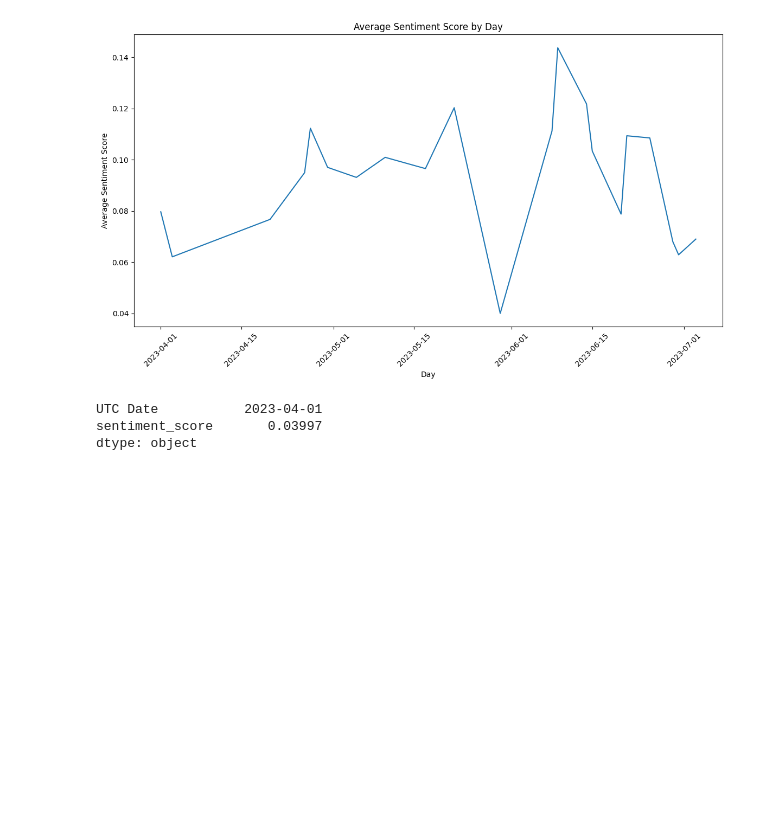
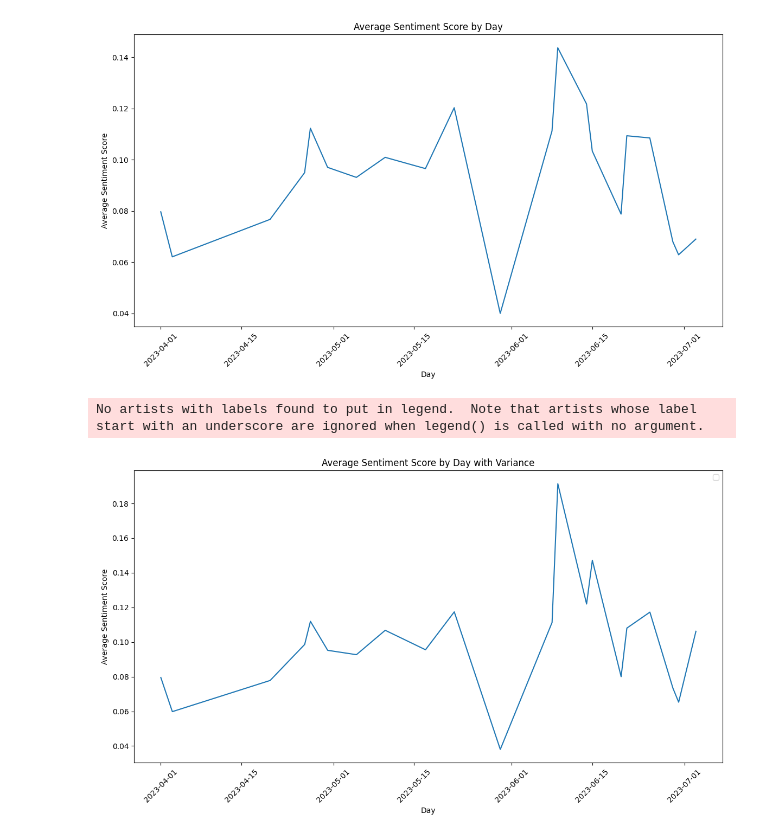
Before and after one commit to filippogiovagnini/sentimental-analysis-twitter-elon-tesla, a Jupyter notebook: featuring_engineering.ipynb, the cells around one changed output. Saved outputs shown, nothing was run; the diff lists cells and outputs as text; code cells hidden in the pictures; blank space fills up the shorter version.

```diff
--- a/featuring_engineering.ipynb
+++ b/featuring_engineering.ipynb
@@ -247,9 +241,30 @@ plt.xticks(rotation=45)
 plt.show()
 # %% [output]
 [figure]
-# %%
-print(daily_sentiment.min())
-# %% [output]
-UTC Date           2023-04-01
-sentiment_score       0.03997
-dtype: object
+# %%
+df['UTC Date'] = pd.to_datetime(df['UTC Date'])
+
+daily_sentiment_mean = df.groupby(df['UTC Date'].dt.date)['Polarity'].mean().reset_index()
+daily_sentiment_variance = df.groupby(df['UTC Date'].dt.date)['Polarity'].std().reset_index()
+
+plt.figure(figsize=(14, 7))
+sns.lineplot(data=daily_sentiment_mean, x='UTC Date', y='Polarity')
+
+dates = daily_sentiment_mean['UTC Date']
+daily_means = daily_sentiment_mean['Polarity']
+daily_variance = daily_sentiment_variance['Polarity']
+# Fill the area between mean ± variance
+'''plt.fill_between(dates,
+                 daily_means - daily_variance,
+                 daily_means + daily_variance,
+                 alpha=0.2, label='Variance')'''
+
+plt.title('Average Sentiment Score by Day with Variance')
+plt.xlabel('Day')
+plt.ylabel('Average Sentiment Score')
+plt.xticks(rotation=45)
+plt.legend()
+plt.show()
+# %% [output]
+No artists with labels found to put in legend.  Note that artists whose label start with an underscore are ignored when legend() is called with no argument.
+[figure, added]
```
Also changed, not shown: parts of 5 cells of this notebook, 1 other file.
